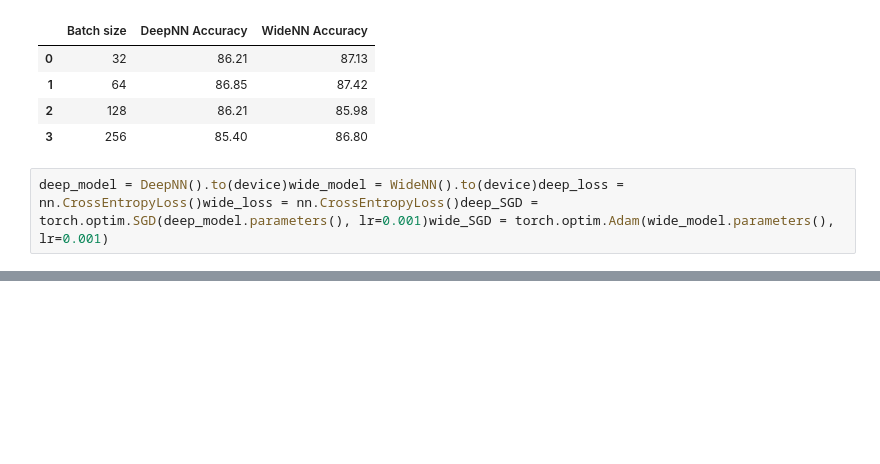
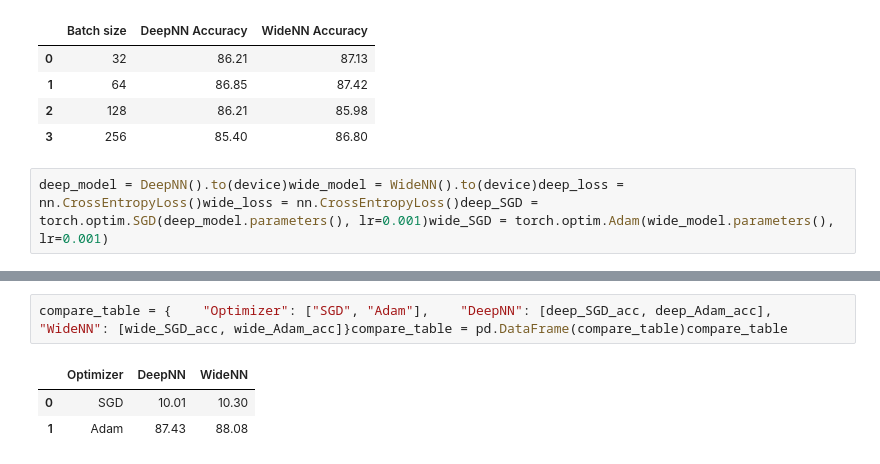
Before and after one commit to MSadegh-Eft/multilayer-perceptron-ann, a Jupyter notebook: main.ipynb, the cells around one changed output, grey strips where cells are left out. Drawn from its saved outputs; the diff is of its cells as text; blank space fills up the shorter version.

```diff
--- a/main.ipynb
+++ b/main.ipynb
@@ -226,0 +250,6 @@ deep_model = DeepNN().to(device)wide_model = WideNN().to(device)deep_loss = nn.C
+# %%
+compare_table = {    "Optimizer": ["SGD", "Adam"],    "DeepNN": [deep_SGD_acc, deep_Adam_acc],    "WideNN": [wide_SGD_acc, wide_Adam_acc]}compare_table = pd.DataFrame(compare_table)compare_table
+# %% [output]
+|  | Optimizer | DeepNN | WideNN |
+| 0 | SGD | 10.01 | 10.30 |
+| 1 | Adam | 87.43 | 88.08 |
```
Also changed, not shown: parts of 2 cells of this notebook.
